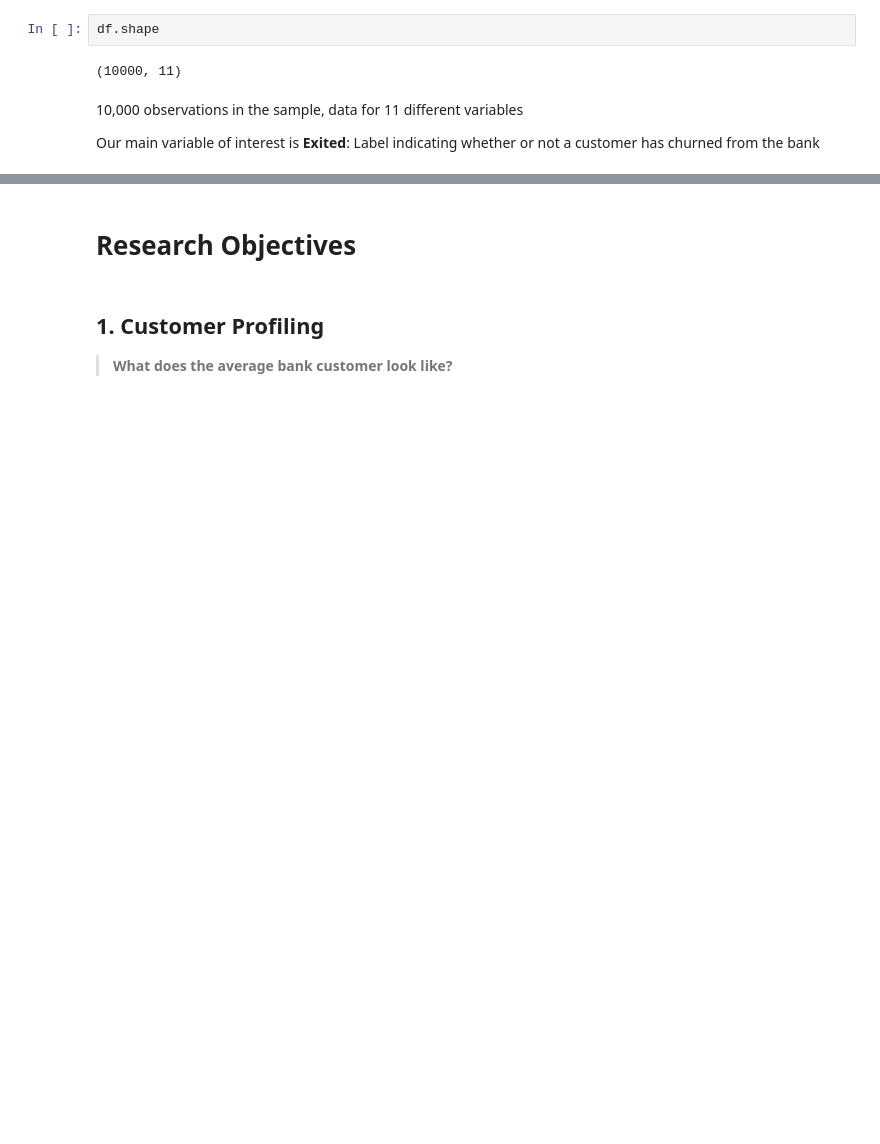
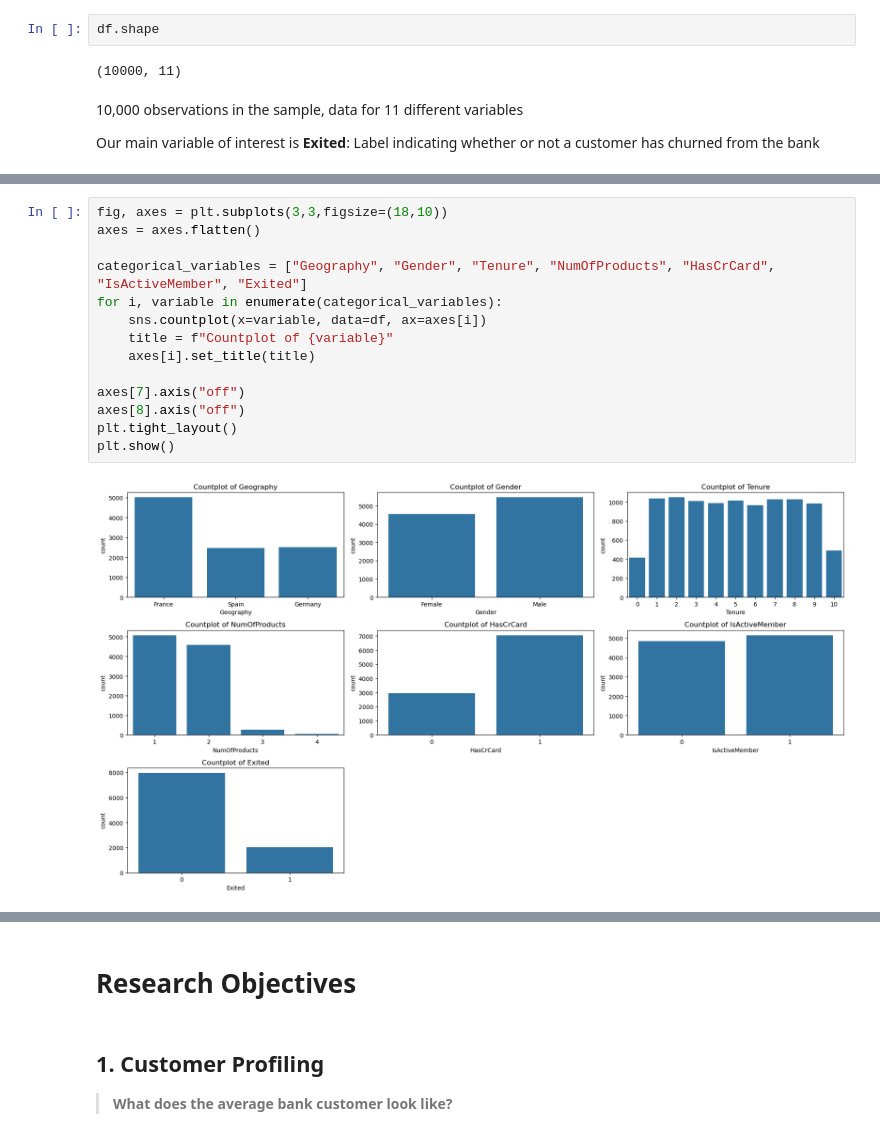
Before and after one commit to david-boules/Customer-Churn-Analysis, a Jupyter notebook: data-analysis.ipynb, the cells around one changed output, grey strips where cells are left out. Saved outputs shown, nothing was run; the diff lists cells and outputs as text; blank space fills up the shorter version.

```diff
--- a/data-analysis.ipynb
+++ b/data-analysis.ipynb
@@ -70,0 +198,16 @@ Our main variable of interest is **Exited**: Label indicating whether or not a c
+# %%
+fig, axes = plt.subplots(3,3,figsize=(18,10))
+axes = axes.flatten()
+
+categorical_variables = ["Geography", "Gender", "Tenure", "NumOfProducts", "HasCrCard", "IsActiveMember", "Exited"]
+for i, variable in enumerate(categorical_variables):
+    sns.countplot(x=variable, data=df, ax=axes[i])
+    title = f"Countplot of {variable}"
+    axes[i].set_title(title)
+
+axes[7].axis("off")
+axes[8].axis("off")
+plt.tight_layout()
+plt.show()
+# %% [output]
+[figure, added]
```
Also changed, not shown: parts of 28 cells of this notebook, 1 other file.
